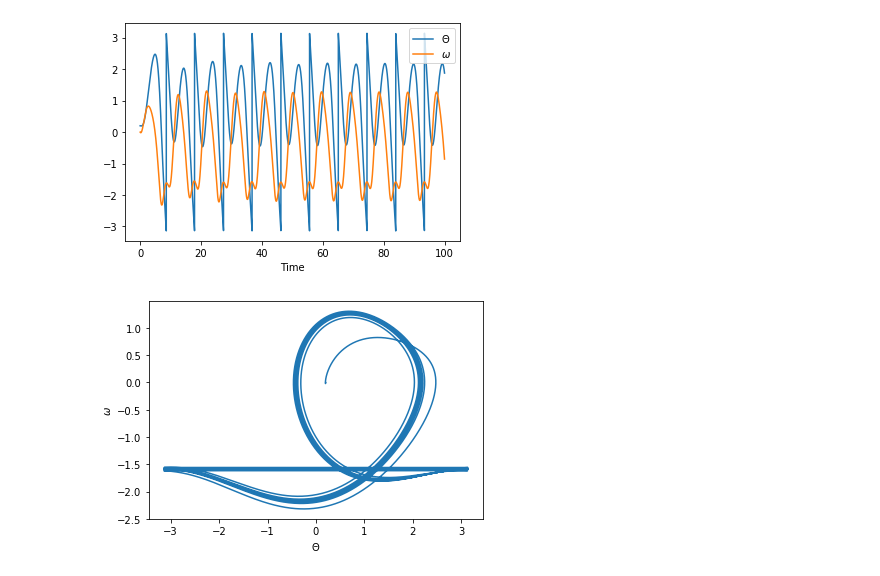
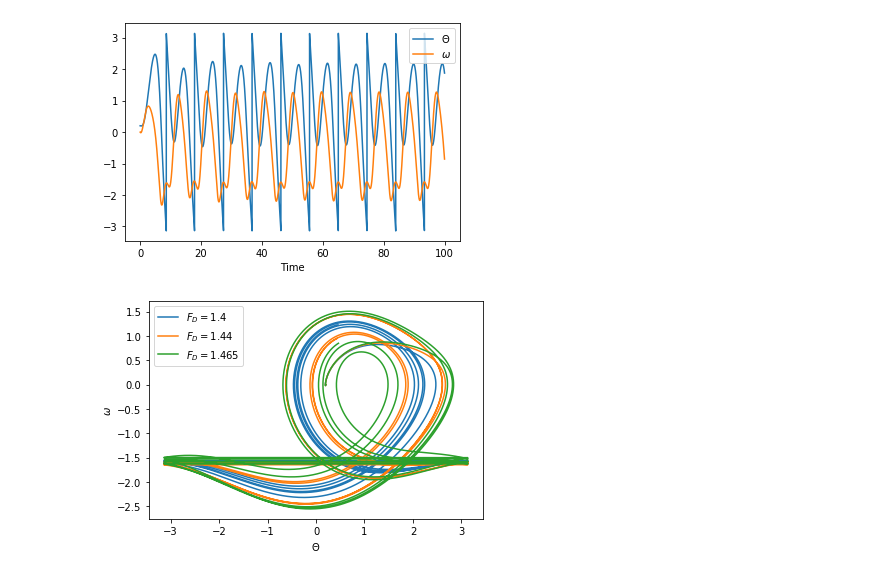
Before and after one commit to metodos-computacionales-1/ejercicio-final-gaboandres1, a Jupyter notebook: Ejercicio.ipynb, the cells around one changed output. Saved outputs shown, nothing was run; the diff lists cells and outputs as text; code cells hidden in the pictures.

```diff
--- a/Ejercicio.ipynb
+++ b/Ejercicio.ipynb
@@ -16,11 +16,22 @@ plt.legend()
 plt.show()
 # %% [output]
 [figure]
-# %%
-plt.plot(data[:,1], data[:,2])
-plt.xlabel('$\Theta$')
-plt.ylabel('$\omega$')
-plt.show()
-# %% [output]
-[figure, removed]
+# %%
+F = [1.4, 1.44, 1.465]
+os.system('./Pendulum.x 5000 1 4 0 0 0 > data1.dat')
+os.system('./Pendulum.x 5000 1 4 4 0 0 > data2.dat')
+os.system('./Pendulum.x 5000 1 4 6 5 0 > data3.dat')
+data1 = np.loadtxt('data1.dat')
+data2 = np.loadtxt('data2.dat')
+data3 = np.loadtxt('data3.dat')
+
+plt.plot(data1[:,1], data1[:,2], label='$F_D=1.4$')
+plt.plot(data2[:,1], data2[:,2], label='$F_D=1.44$')
+plt.plot(data3[:,1], data3[:,2], label='$F_D=1.465$')
+plt.xlabel('$\Theta$')
+plt.ylabel('$\omega$')
+plt.legend()
+plt.show()
+# %% [output]
+[figure, added]
 # %%
```
Also changed, not shown: parts of 3 cells of this notebook.
